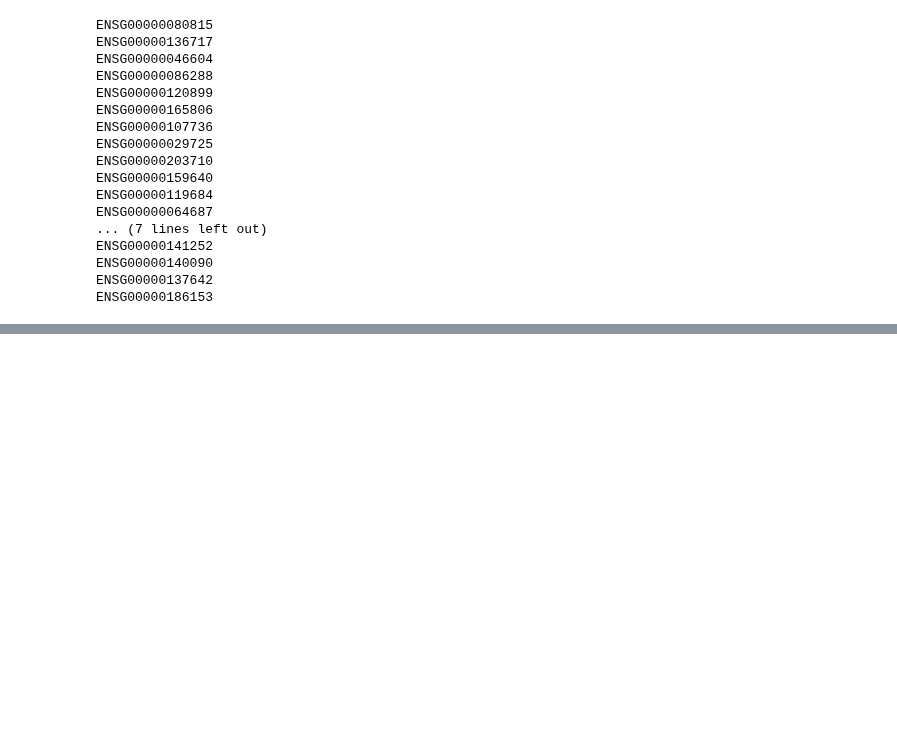
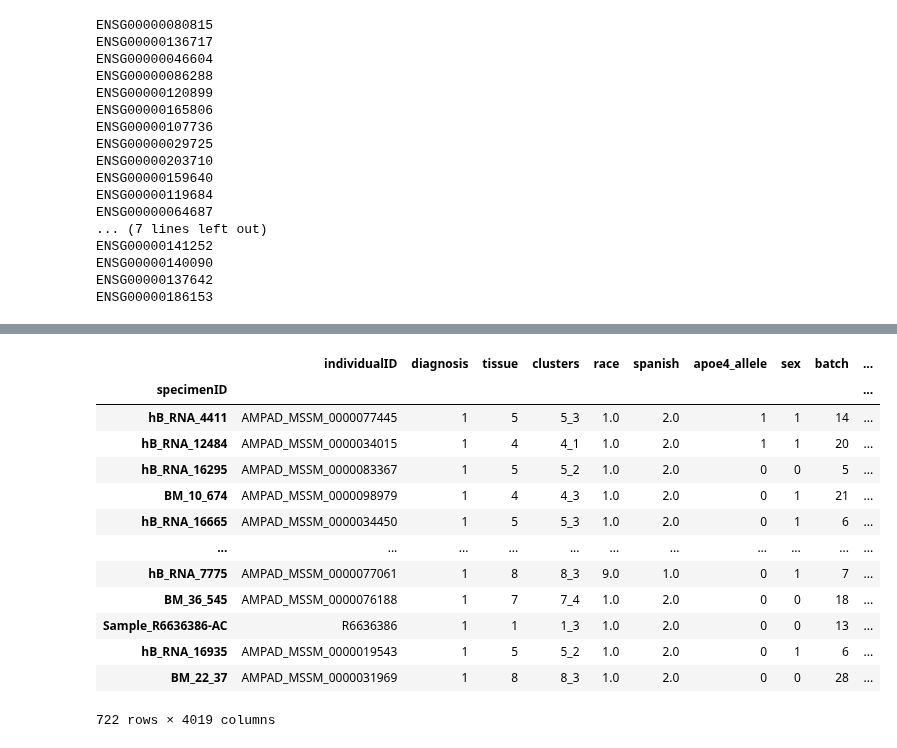
Before and after one commit to mmottaqii/AD-Biomarkers-MultiOmics, a Jupyter notebook: scripts/review_aug_26.ipynb, the cells around one changed output, grey strips where cells are left out. Cells and saved outputs as stored; diff of their text form; code cells hidden in the pictures; blank space fills up the shorter version.

```diff
--- a/scripts/review_aug_26.ipynb
+++ b/scripts/review_aug_26.ipynb
@@ -1132,0 +1190,18 @@ ENSG00000186153
+# %%
+df = pd.read_csv('rnaseq_meta_rf_5k_aug27_with_clusters.csv', index_col=0)
+df
+# %% [output]
+|  | individualID | diagnosis | tissue | clusters | race | spanish | apoe4_allele | sex | batch | ... |
+| specimenID |  |  |  |  |  |  |  |  |  | ... |
+| hB_RNA_4411 | AMPAD_MSSM_0000077445 | 1 | 5 | 5_3 | 1.0 | 2.0 | 1 | 1 | 14 | ... |
+| hB_RNA_12484 | AMPAD_MSSM_0000034015 | 1 | 4 | 4_1 | 1.0 | 2.0 | 1 | 1 | 20 | ... |
+| hB_RNA_16295 | AMPAD_MSSM_0000083367 | 1 | 5 | 5_2 | 1.0 | 2.0 | 0 | 0 | 5 | ... |
+| BM_10_674 | AMPAD_MSSM_0000098979 | 1 | 4 | 4_3 | 1.0 | 2.0 | 0 | 1 | 21 | ... |
+| hB_RNA_16665 | AMPAD_MSSM_0000034450 | 1 | 5 | 5_3 | 1.0 | 2.0 | 0 | 1 | 6 | ... |
+| ... | ... | ... | ... | ... | ... | ... | ... | ... | ... | ... |
+| hB_RNA_7775 | AMPAD_MSSM_0000077061 | 1 | 8 | 8_3 | 9.0 | 1.0 | 0 | 1 | 7 | ... |
+| BM_36_545 | AMPAD_MSSM_0000076188 | 1 | 7 | 7_4 | 1.0 | 2.0 | 0 | 0 | 18 | ... |
+| Sample_R6636386-AC | R6636386 | 1 | 1 | 1_3 | 1.0 | 2.0 | 0 | 0 | 13 | ... |
+| hB_RNA_16935 | AMPAD_MSSM_0000019543 | 1 | 5 | 5_2 | 1.0 | 2.0 | 0 | 1 | 6 | ... |
+| BM_22_37 | AMPAD_MSSM_0000031969 | 1 | 8 | 8_3 | 1.0 | 2.0 | 0 | 0 | 28 | ... |
+722 rows × 4019 columns
```
Also changed, not shown: parts of 25 cells of this notebook.
